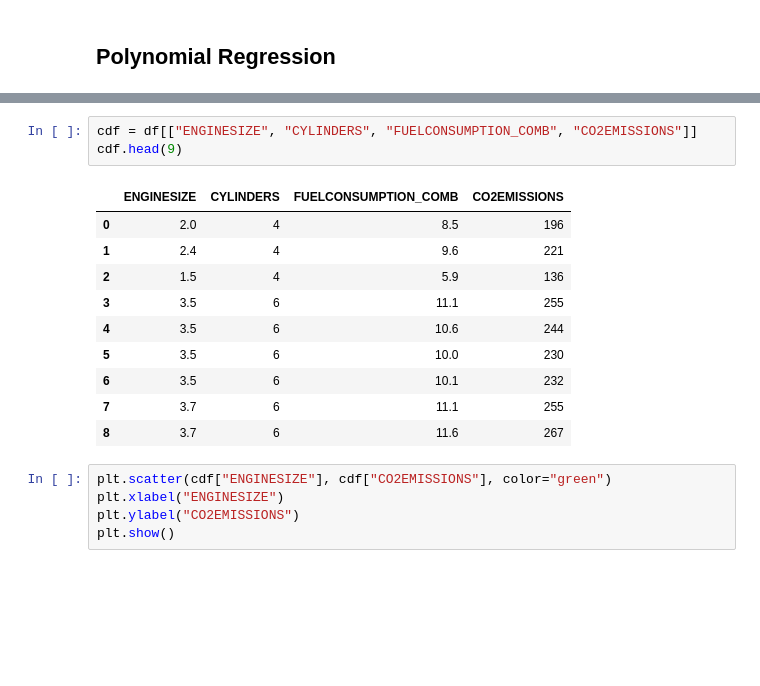
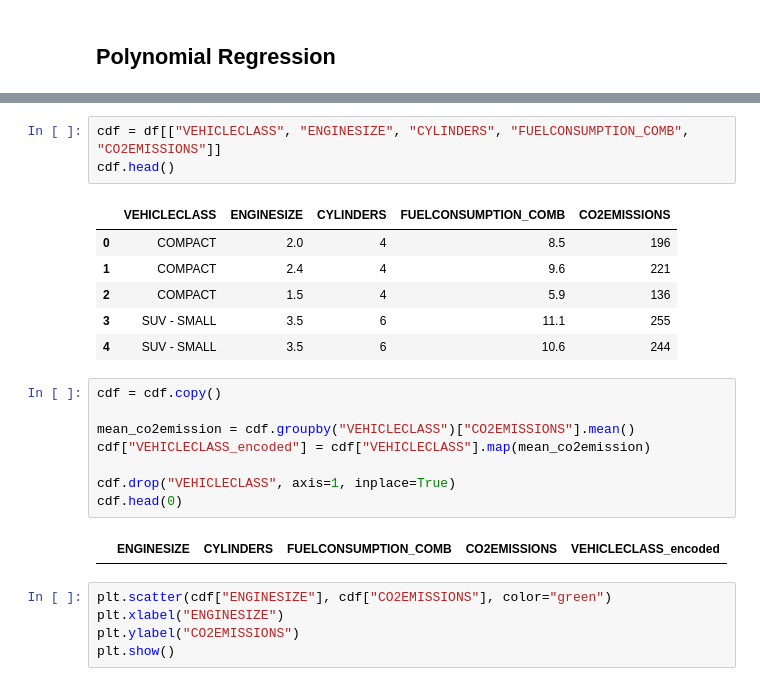
Before and after one commit to fahime9407/Machine-Learning-Path, a Jupyter notebook: regression/polynomialR.ipynb, the cells around one changed output, grey strips where cells are left out. Cells and saved outputs as stored; diff of their text form; blank space fills up the shorter version.

```diff
--- a/regression/polynomialR.ipynb
+++ b/regression/polynomialR.ipynb
@@ -40,17 +52,23 @@ df.describe()
 # %%
-cdf = df[["ENGINESIZE", "CYLINDERS", "FUELCONSUMPTION_COMB", "CO2EMISSIONS"]]
-cdf.head(9)
+cdf = df[["VEHICLECLASS", "ENGINESIZE", "CYLINDERS", "FUELCONSUMPTION_COMB", "CO2EMISSIONS"]]
+cdf.head()
 # %% [output]
-|  | ENGINESIZE | CYLINDERS | FUELCONSUMPTION_COMB | CO2EMISSIONS |
-| 0 | 2.0 | 4 | 8.5 | 196 |
-| 1 | 2.4 | 4 | 9.6 | 221 |
-| 2 | 1.5 | 4 | 5.9 | 136 |
-| 3 | 3.5 | 6 | 11.1 | 255 |
-| 4 | 3.5 | 6 | 10.6 | 244 |
-| 5 | 3.5 | 6 | 10.0 | 230 |
-| 6 | 3.5 | 6 | 10.1 | 232 |
-| 7 | 3.7 | 6 | 11.1 | 255 |
-| 8 | 3.7 | 6 | 11.6 | 267 |
+|  | VEHICLECLASS | ENGINESIZE | CYLINDERS | FUELCONSUMPTION_COMB | CO2EMISSIONS |
+| 0 | COMPACT | 2.0 | 4 | 8.5 | 196 |
+| 1 | COMPACT | 2.4 | 4 | 9.6 | 221 |
+| 2 | COMPACT | 1.5 | 4 | 5.9 | 136 |
+| 3 | SUV - SMALL | 3.5 | 6 | 11.1 | 255 |
+| 4 | SUV - SMALL | 3.5 | 6 | 10.6 | 244 |
+# %%
+cdf = cdf.copy()
+
+mean_co2emission = cdf.groupby("VEHICLECLASS")["CO2EMISSIONS"].mean()
+cdf["VEHICLECLASS_encoded"] = cdf["VEHICLECLASS"].map(mean_co2emission)
+
+cdf.drop("VEHICLECLASS", axis=1, inplace=True)
+cdf.head(0)
+# %% [output]
+|  | ENGINESIZE | CYLINDERS | FUELCONSUMPTION_COMB | CO2EMISSIONS | VEHICLECLASS_encoded |
 # %%
 plt.scatter(cdf["ENGINESIZE"], cdf["CO2EMISSIONS"], color="green")
 plt.xlabel("ENGINESIZE")
```
Also changed, not shown: parts of 30 cells of this notebook.
